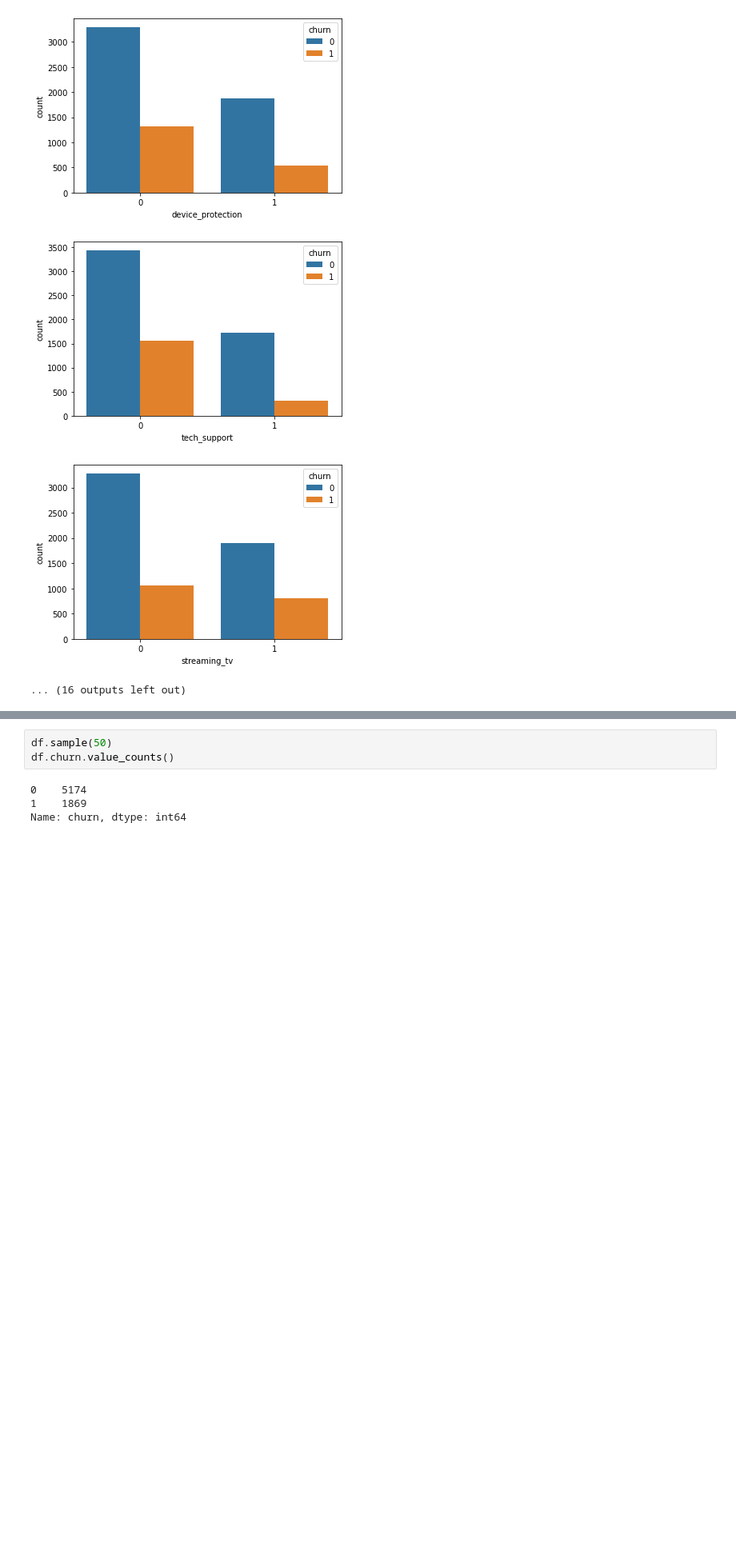
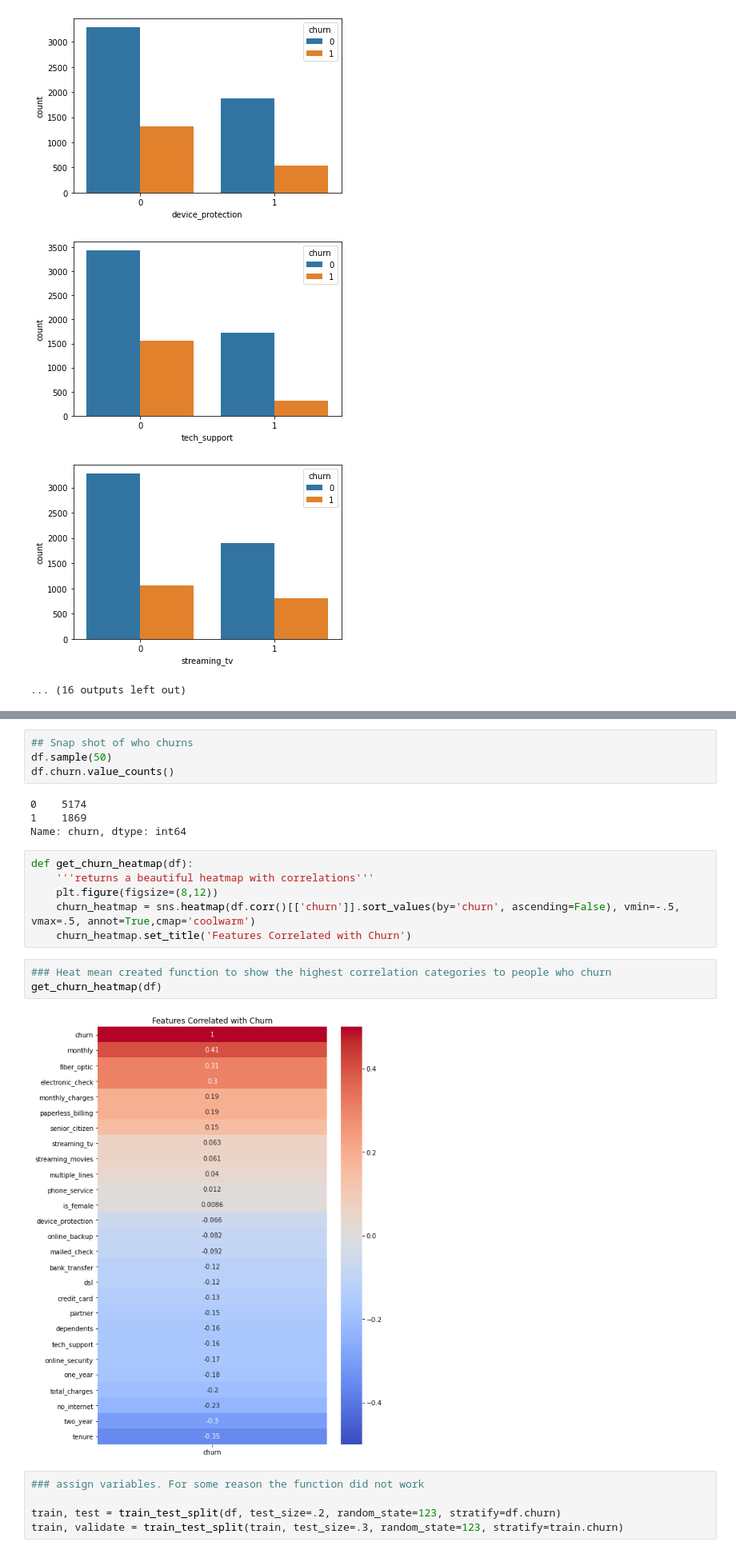
Before and after one commit to chriseverts/Telco_Classification_Project, a Jupyter notebook: Telco Exploration.ipynb, the cells around one changed output, grey strips where cells are left out. Shown: that part at 80% size. Saved outputs shown, nothing was run; the diff lists cells and outputs as text; blank space fills up the shorter version.

```diff
--- a/Telco Exploration.ipynb
+++ b/Telco Exploration.ipynb
@@ -103,7 +133,24 @@ get_obj_stats(df)
 # %%
+## Snap shot of who churns
 df.sample(50)
 df.churn.value_counts()
 # %% [output]
 0    5174
 1    1869
 Name: churn, dtype: int64
+# %%
+def get_churn_heatmap(df):
+    '''returns a beautiful heatmap with correlations'''
+    plt.figure(figsize=(8,12))
+    churn_heatmap = sns.heatmap(df.corr()[['churn']].sort_values(by='churn', ascending=False), vmin=-.5, vmax=.5, annot=True,cmap='coolwarm')
+    churn_heatmap.set_title('Features Correlated with Churn')
+# %%
+### Heat mean created function to show the highest correlation categories to people who churn
+get_churn_heatmap(df)
+# %% [output]
+[figure, added]
+# %%
+### assign variables. For some reason the function did not work
+
+train, test = train_test_split(df, test_size=.2, random_state=123, stratify=df.churn)
+train, validate = train_test_split(train, test_size=.3, random_state=123, stratify=train.churn)
```
Also changed, not shown: parts of 29 cells of this notebook, 3 other files.
